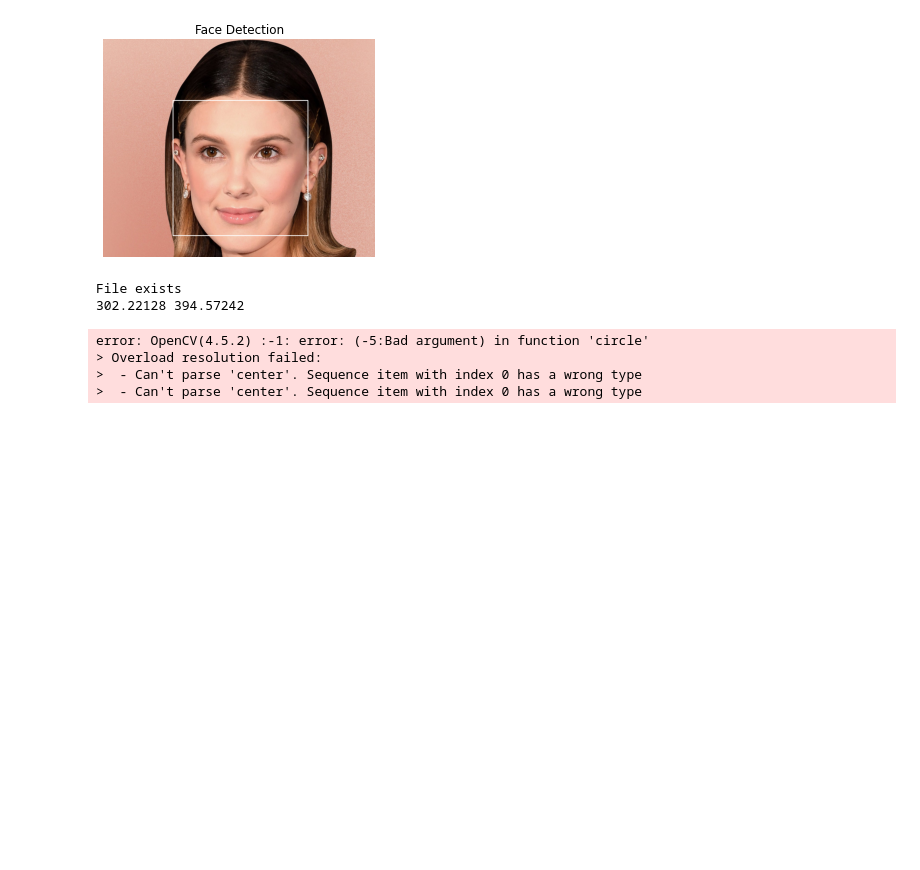
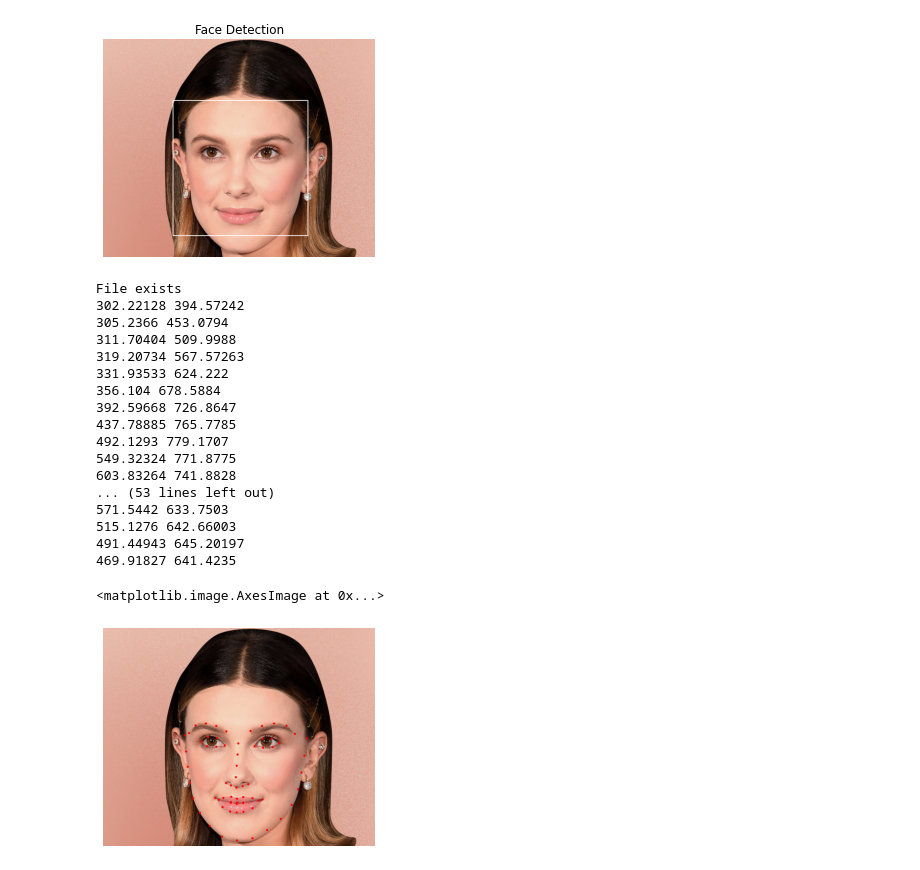
Before and after one commit to BrandonThaiTran/real-time-emotion-detection, a Jupyter notebook: nbs/facial_landmarks_example.ipynb, the cells around one changed output. Cells and saved outputs as stored; diff of their text form; code cells hidden in the pictures; blank space fills up the shorter version.

```diff
--- a/nbs/facial_landmarks_example.ipynb
+++ b/nbs/facial_landmarks_example.ipynb
@@ -101,36 +101,49 @@ LBFmodel_url = "https://github.com/kurnianggoro/GSOC2017/raw/master/data/lbfmode
 # save facial landmark detection model's name as LBFmodel
 LBFmodel = "lbfmodel.yaml"
 
 # check if file is in working directory
 if (LBFmodel in os.listdir(os.curdir)):
     print("File exists")
 else:
     # download picture from url and save locally as lbfmodel.yaml, < 54MB
     urlreq.urlretrieve(LBFmodel_url, LBFmodel)
     print("File downloaded")
 
 # create an instance of the Facial landmark Detector with the model
 landmark_detector  = cv2.face.createFacemarkLBF()
 landmark_detector.loadModel(LBFmodel)
 
 # Detect landmarks on "image_gray"
 _, landmarks = landmark_detector.fit(image_gray, faces)
 
 for landmark in landmarks:
     for x,y in landmark[0]:
         print(x,y)
-#         x = int(x)
-#         y = int(y)
+        x = int(x)
+        y = int(y)
         # display landmarks on "image_cropped"
         # with white colour in BGR and thickness 1
         cv2.circle(image_cropped, (x, y), 1, (255, 0, 0), 5)
 # cv2.circle(image_cropped, (50, 50), 1, color, thickness)
 plt.axis("off")
 plt.imshow(image_cropped)
 # %% [output]
 File exists
 302.22128 394.57242
+305.2366 453.0794
+311.70404 509.9988
+319.20734 567.57263
+331.93533 624.222
+356.104 678.5884
+392.59668 726.8647
+437.78885 765.7785
+492.1293 779.1707
+549.32324 771.8775
+603.83264 741.8828
+... (53 lines left out)
+571.5442 633.7503
+515.1276 642.66003
+491.44943 645.20197
+469.91827 641.4235
-error: OpenCV(4.5.2) :-1: error: (-5:Bad argument) in function 'circle'
-> Overload resolution failed:
->  - Can't parse 'center'. Sequence item with index 0 has a wrong type
->  - Can't parse 'center'. Sequence item with index 0 has a wrong type
+<matplotlib.image.AxesImage at 0x...>
+[figure, added]
```
Also changed, not shown: 1 other file.
